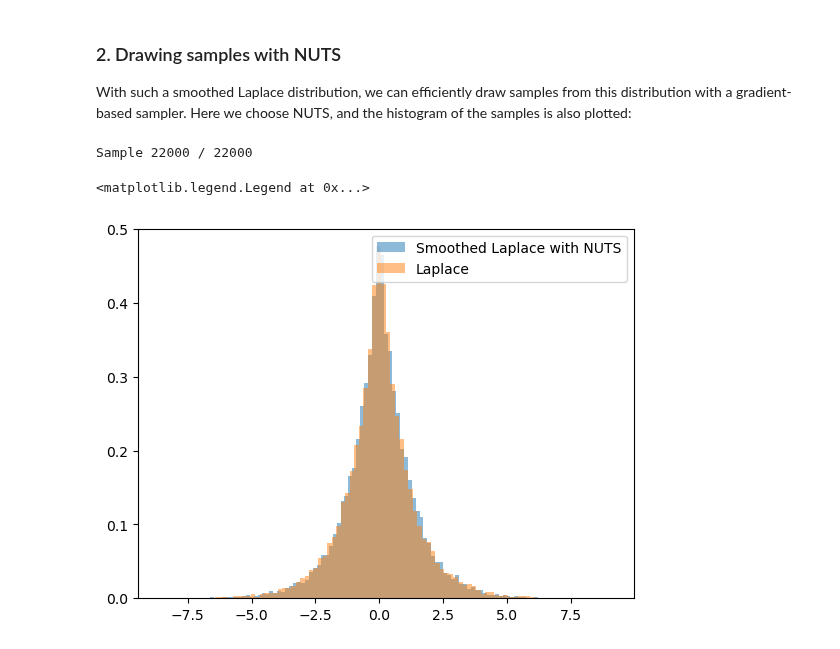
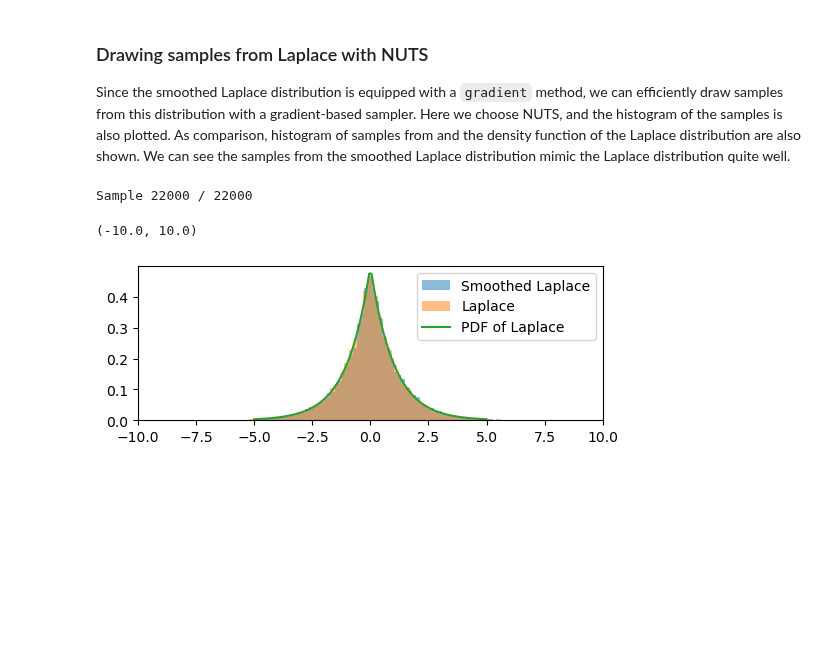
Before and after one commit to CUQI-DTU/CUQIpy-User-Showcase, a Jupyter notebook: 007_smoothed_Laplace/smoothed_laplace.ipynb, the cells around one changed output. Cells and saved outputs as stored; diff of their text form; code cells hidden in the pictures; blank space fills up the shorter version.

```diff
--- a/007_smoothed_Laplace/smoothed_laplace.ipynb
+++ b/007_smoothed_Laplace/smoothed_laplace.ipynb
@@ -56,7 +68,7 @@ Comparison of `logpdf` and `gradient` of the smoothed Laplace distribution again
 # %%
 laplace = cuqi.distribution.Laplace(np.array([0]), np.array([1]))
 smoothed_laplace = LaplaceSmoothed(location = np.array([0]), scale=1, beta=1e-3)
-x = np.linspace(-100, 100, 100)
+x = np.linspace(-5, 5, 100)
 smoothed_laplace_pdf_values = np.zeros(x.shape)
 laplace_pdf_values = np.zeros(x.shape)
 smoothed_laplace_grad_values = np.zeros(x.shape)
@@ -67,18 +79,21 @@ for i in range(len(x)):
     laplace_pdf_values[i] = laplace.logpdf(x[i])
     smoothed_laplace_grad_values[i] = smoothed_laplace.gradient(x[i])
     laplace_grad_values[i] = (laplace.logpdf(x[i])-laplace.logpdf(x[i]-dx))/dx
-plt.figure()
+
+plt.figure(figsize = (6,2))
+plt.subplot(1,2,1)
 plt.plot(x, laplace_pdf_values, '-o', label='Laplace')
 plt.plot(x, smoothed_laplace_pdf_values, label='Smoothed Laplace')
 plt.xlabel('x')
 plt.ylabel('value')
-plt.legend()
-plt.title('Logpdf')
-plt.figure()
+plt.title('Log PDF')
+plt.legend(loc='upper right')
+plt.subplot(1,2,2)
 plt.plot(x, laplace_grad_values, '-o', label='Laplace')
 plt.plot(x, smoothed_laplace_grad_values, label='Smoothed Laplace')
 plt.xlabel('x')
 plt.ylabel('value')
 plt.title('Gradient')
-plt.legend()
+plt.legend(loc='upper right')
+plt.tight_layout()
 # %% [output]
@@ -88,18 +101,18 @@ plt.legend()
 # %% [markdown]
-### 2. Drawing samples with NUTS
+### Drawing samples from Laplace with NUTS
 
-With such a smoothed Laplace distribution, we can efficiently draw samples from this distribution with a gradient-based sampler. Here we choose NUTS, and the histogram of the samples is also plotted:
+Since the smoothed Laplace distribution is equipped with a `gradient` method, we can efficiently draw samples from this distribution with a gradient-based sampler. Here we choose NUTS, and the histogram of the samples is also plotted. As comparison, histogram of samples from and the density function of the Laplace distribution are also shown. We can see the samples from the smoothed Laplace distribution mimic the Laplace distribution quite well.
 # %%
 simple_nuts = cuqi.sampler.NUTS(smoothed_laplace)
 simple_nuts_samples = simple_nuts.sample(20000, 2000)
-plt.figure()
-plt.hist(simple_nuts_samples.samples.flatten(), bins=100, density=True, alpha=0.5, label='Smoothed Laplace with NUTS');
-# plt.title("Samples from smoothed Laplace with NUTS")
+plt.figure(figsize=(6,2))
+plt.hist(simple_nuts_samples.samples.flatten(), bins=100, density=True, alpha=0.5, label='Smoothed Laplace');
 exact_laplace_samples = laplace.sample(20000)
-# plt.figure()
 plt.hist(exact_laplace_samples.samples.flatten(), bins=100, density=True, alpha=0.5, label='Laplace');
+plt.plot(x, np.exp(laplace_pdf_values), label='PDF of Laplace')
 plt.legend()
+plt.xlim(-10, 10)
 # %% [output]
 Sample 22000 / 22000
-<matplotlib.legend.Legend at 0x...>
+(-10.0, 10.0)
-[figure, old version]
+[figure, new version]
```
Also changed, not shown: parts of 27 cells of this notebook.
